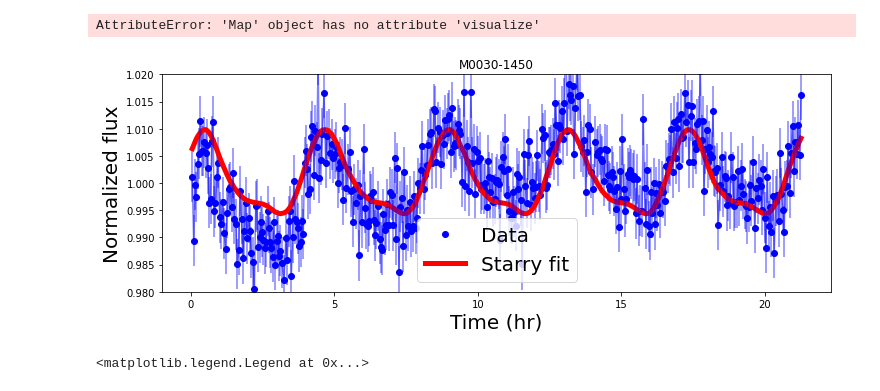
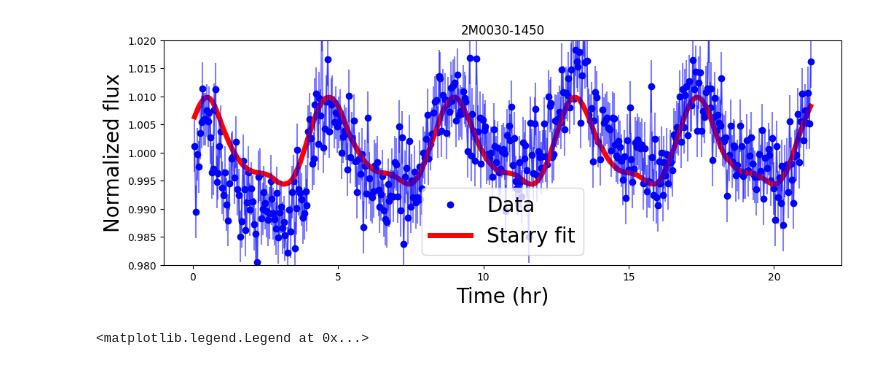
Before and after one commit to MohammadRefat23/StarryAtmospheres, a Jupyter notebook: 2M0030-1450.ipynb, the cells around one changed output. Drawn from its saved outputs; the diff is of its cells as text; code cells hidden in the pictures.

```diff
--- a/2M0030-1450.ipynb
+++ b/2M0030-1450.ipynb
@@ -24,9 +34,9 @@ starry.config.quiet = True
 # %%
 # read in data
 M0030_1450 = readsav('2M0030-1450_calibch1_bin5_ap_opt.sav')
-time_M0030_1450 = np.array(M0030_1450['bint'][:,0],dtype='float64')
-flux_M0030_1450 = np.array(M0030_1450['binflux'][:,0],dtype='float64')
-peakp_M0030_1450 = np.array(M0030_1450['peakp'],dtype='float64')
-name_M0030_1450=M0030_1450['targ_name'].decode('utf-8')
+time_2M0030_1450 = np.array(M0030_1450['bint'][:,0],dtype='float64')
+flux_2M0030_1450 = np.array(M0030_1450['binflux'][:,0],dtype='float64')
+peakp_2M0030_1450 = np.array(M0030_1450['peakp'],dtype='float64')
+name_2M0030_1450=M0030_1450['targ_name'].decode('utf-8')
 # calculate error
-fluxerr_M0030_1450 = np.zeros_like(flux_M0030_1450) + np.std(flux_M0030_1450 - np.roll(flux_M0030_1450, 1))/np.sqrt(2)
+fluxerr_2M0030_1450 = np.zeros_like(flux_2M0030_1450) + np.std(flux_2M0030_1450 - np.roll(flux_2M0030_1450, 1))/np.sqrt(2)
@@ -41,7 +48,7 @@ map.obl = 0
 map.inc = 90
 # %%
 ## set the data vector (the flux and the covariance matrix)
-map.set_data(flux_M0030_1450, C=fluxerr_M0030_1450**2)
+map.set_data(flux_2M0030_1450, C=fluxerr_2M0030_1450**2)
 # %%
 ### Map variables
 
@@ -55,15 +62,15 @@ map.set_prior(L=L) #set the prior mean and covariance of the spherical harmonic
 # %%
 ### More map variables
 
-nrot=max(time_M0030_1450)/4.22 # Calculate the number of rotations
-npts = len(time_M0030_1450) # create an array with the same number of data points as time_r5_degree
+nrot=max(time_2M0030_1450)/4.22 # Calculate the number of rotations
+npts = len(time_2M0030_1450) # create an array with the same number of data points as time_r5_degree
 theta = np.linspace(0, 360 * nrot, npts) # returns an array that's evenly spaced between 0 and 360(nrot) spaced by npts
 # Rotate to an observer inclination
 map.inc=90
 
 
 # Position of the star relative to the planet in the orbital plane
-t = np.reshape(time_M0030_1450, (1, -1))
+t = np.reshape(time_2M0030_1450, (1, -1))
 p = np.vstack((np.cos(2 * np.pi * t), np.sin(2 * np.pi * t), 0 * t))
 
 ci = np.cos(map.inc * np.pi / 180)
@@ -98,23 +95,17 @@ array([ 1.00000000e+00, -2.35990003e-19,  4.25122367e-03, -4.26545088e-03,
-# %%
-map.visualize()
-# %% [output]
-AttributeError: 'Map' object has no attribute 'visualize'
-# %%
-map.load(maps=flux_M0030_1450,image=)
 # %%
 ## Plotting
 fig, ax = plt.subplots(1, figsize=(12, 4))
-plt.title("M0030-1450")
-plt.plot(time_M0030_1450, flux_M0030_1450,label="Data",linestyle="none",marker="o",color="blue")
+plt.title("2M0030-1450")
+plt.plot(time_2M0030_1450, flux_2M0030_1450,label="Data",linestyle="none",marker="o",color="blue")
 plt.ylim(0.98,1.02)
-plt.plot(time_M0030_1450, map.flux(**kwargs),label="Starry fit",linewidth=5,color="red")
+plt.plot(time_2M0030_1450, map.flux(**kwargs),label="Starry fit",linewidth=5,color="red")
 plt.legend(prop={'size': 20})
-plt.errorbar(time_M0030_1450, flux_M0030_1450, fluxerr_M0030_1450,alpha=0.5,color="blue")
+plt.errorbar(time_2M0030_1450, flux_2M0030_1450, fluxerr_2M0030_1450,alpha=0.5,color="blue")
 ax.set_xlabel("Time (hr)", fontsize=20)
 ax.set_ylabel("Normalized flux", fontsize=20)
-plt.savefig("M0030_1450_LightCurve.jpg")
+plt.savefig("2M0030_1450_LightCurve.jpg")
 # %% [output]
-[figure, old version]
+[figure, new version]
 # %%
 ### Marginal Likelihood
 
```
Also changed, not shown: parts of 22 cells of this notebook, 7 other files.
